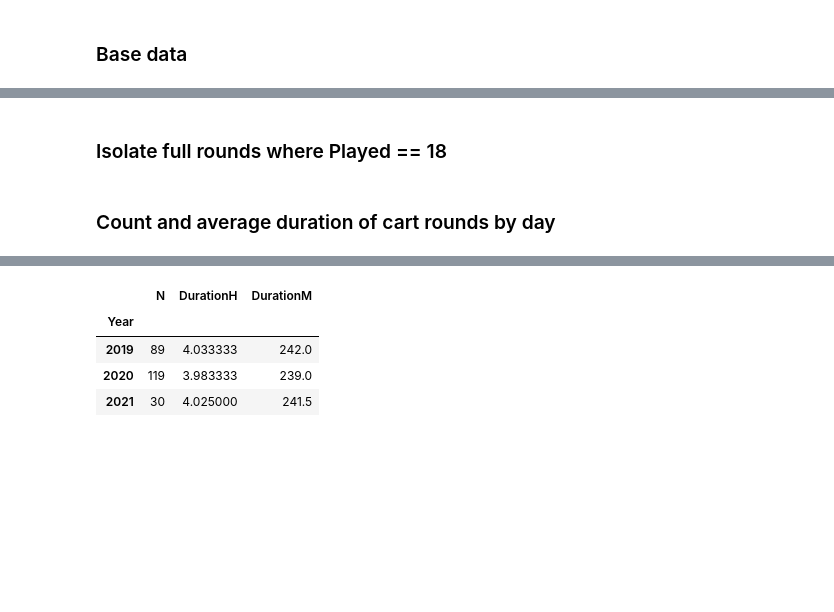
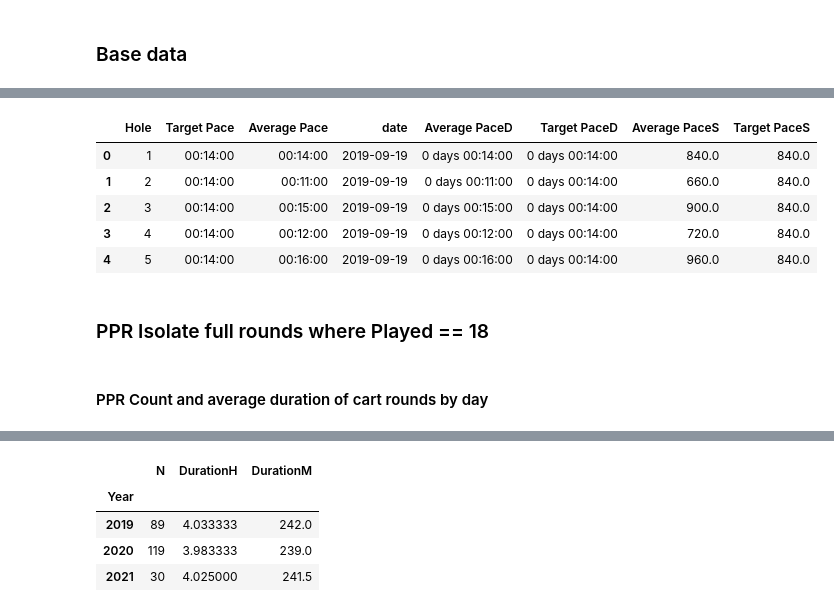
Before and after one commit to halexande/leewood-pph, a Jupyter notebook: leewood-ppr.ipynb, the cells around one changed output, grey strips where cells are left out. Drawn from its saved outputs; the diff is of its cells as text; code cells hidden in the pictures; blank space fills up the shorter version.

```diff
--- a/leewood-ppr.ipynb
+++ b/leewood-ppr.ipynb
@@ -28,3 +38,14 @@ pprdf['DurationS'] = pprdf['DurationD'].dt.total_seconds()
+# %%
+pphdf['date'] = pd.to_datetime(pphdf['date'])
+# %%
+pphdf['Average Pace'] = '00:' + pphdf['Average Pace'].astype(str) + ':00'
+pphdf['Target Pace'] = '00:' + pphdf['Target Pace'].astype(str) + ':00'
+# %%
+pphdf['Average PaceD'] = pd.to_timedelta(pphdf['Average Pace'])
+pphdf['Target PaceD'] = pd.to_timedelta(pphdf['Target Pace'])
+# %%
+pphdf['Average PaceS'] = pphdf['Average PaceD'].dt.total_seconds()
+pphdf['Target PaceS'] = pphdf['Target PaceD'].dt.total_seconds()
 # %% [markdown]
 ### Base data
 # %%
@@ -36,12 +57,21 @@ pprdf.head(5)
 | 2 | Cart 10 | NaN | 11:46 am | 3:15:00 | Leewood | 15 | 2020-06-03 | NaN | 2020-06-03 11:46:00 | ... |
 | 3 | Cart 16 | NaN | 4:34 pm | 1:01:00 | Leewood | 7 | 2020-06-03 | NaN | 2020-06-03 16:34:00 | ... |
 | 4 | Cart 16 | NaN | 11:14 am | 3:11:00 | Leewood | 18 | 2020-06-03 | NaN | 2020-06-03 11:14:00 | ... |
+# %%
+pphdf.head(5)
+# %% [output]
+|  | Hole | Target Pace | Average Pace | date | Average PaceD | Target PaceD | Average PaceS | Target PaceS |
+| 0 | 1 | 00:14:00 | 00:14:00 | 2019-09-19 | 0 days 00:14:00 | 0 days 00:14:00 | 840.0 | 840.0 |
+| 1 | 2 | 00:14:00 | 00:11:00 | 2019-09-19 | 0 days 00:11:00 | 0 days 00:14:00 | 660.0 | 840.0 |
+| 2 | 3 | 00:14:00 | 00:15:00 | 2019-09-19 | 0 days 00:15:00 | 0 days 00:14:00 | 900.0 | 840.0 |
+| 3 | 4 | 00:14:00 | 00:12:00 | 2019-09-19 | 0 days 00:12:00 | 0 days 00:14:00 | 720.0 | 840.0 |
+| 4 | 5 | 00:14:00 | 00:16:00 | 2019-09-19 | 0 days 00:16:00 | 0 days 00:14:00 | 960.0 | 840.0 |
 # %% [markdown]
-### Isolate full rounds where Played == 18
+### PPR Isolate full rounds where Played == 18
 # %%
 ppr18df = pprdf.query('Played == 18')
 # %% [markdown]
-### Count and average duration of cart rounds by day
+#### PPR Count and average duration of cart rounds by day
 # %%
 ppr18avg = ppr18df.groupby(['date']).agg({'date':'size', 'DurationS':'median'}).rename(columns={'date':'N'})
 # %%
```
Also changed, not shown: parts of 20 cells of this notebook, 1 other file.
